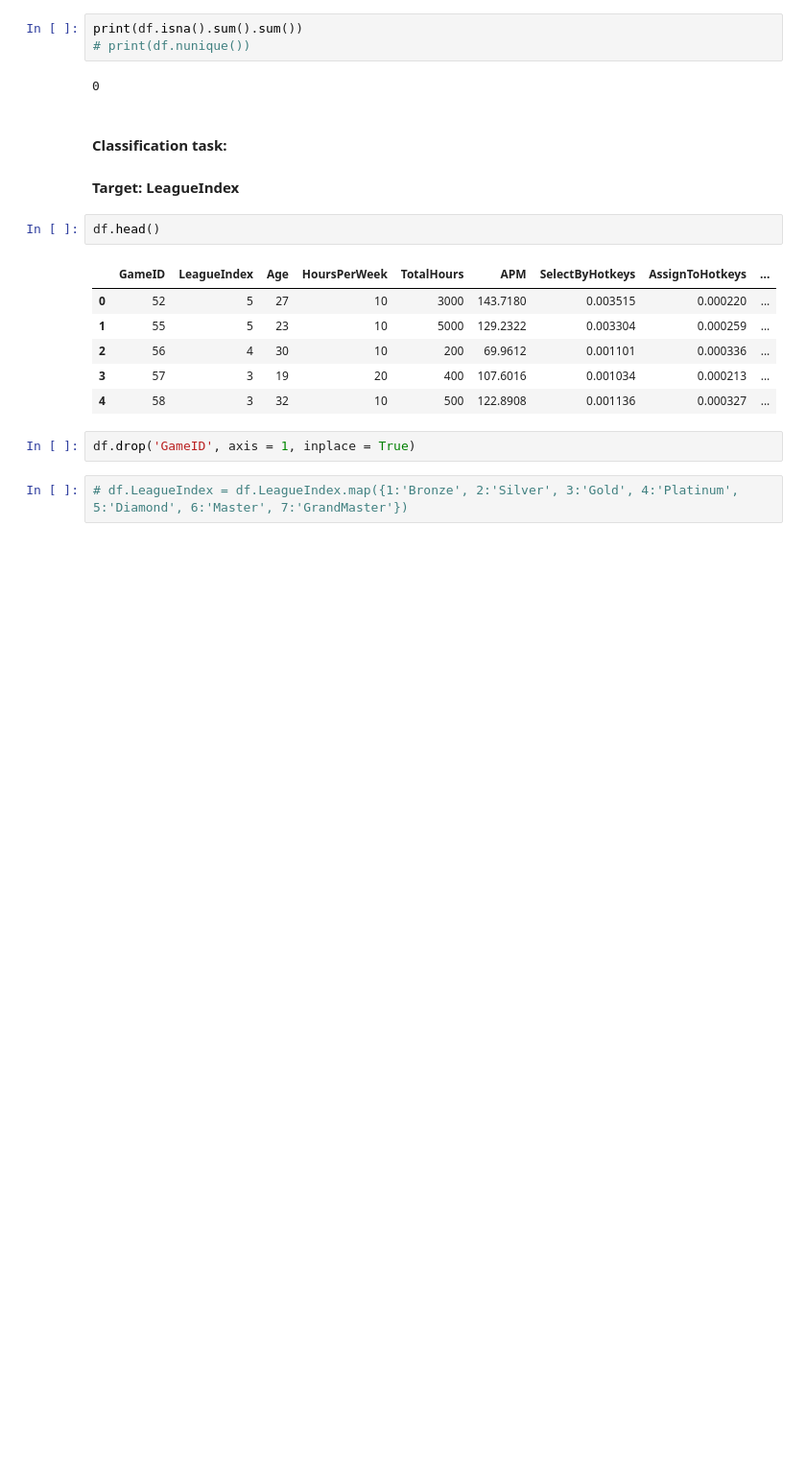
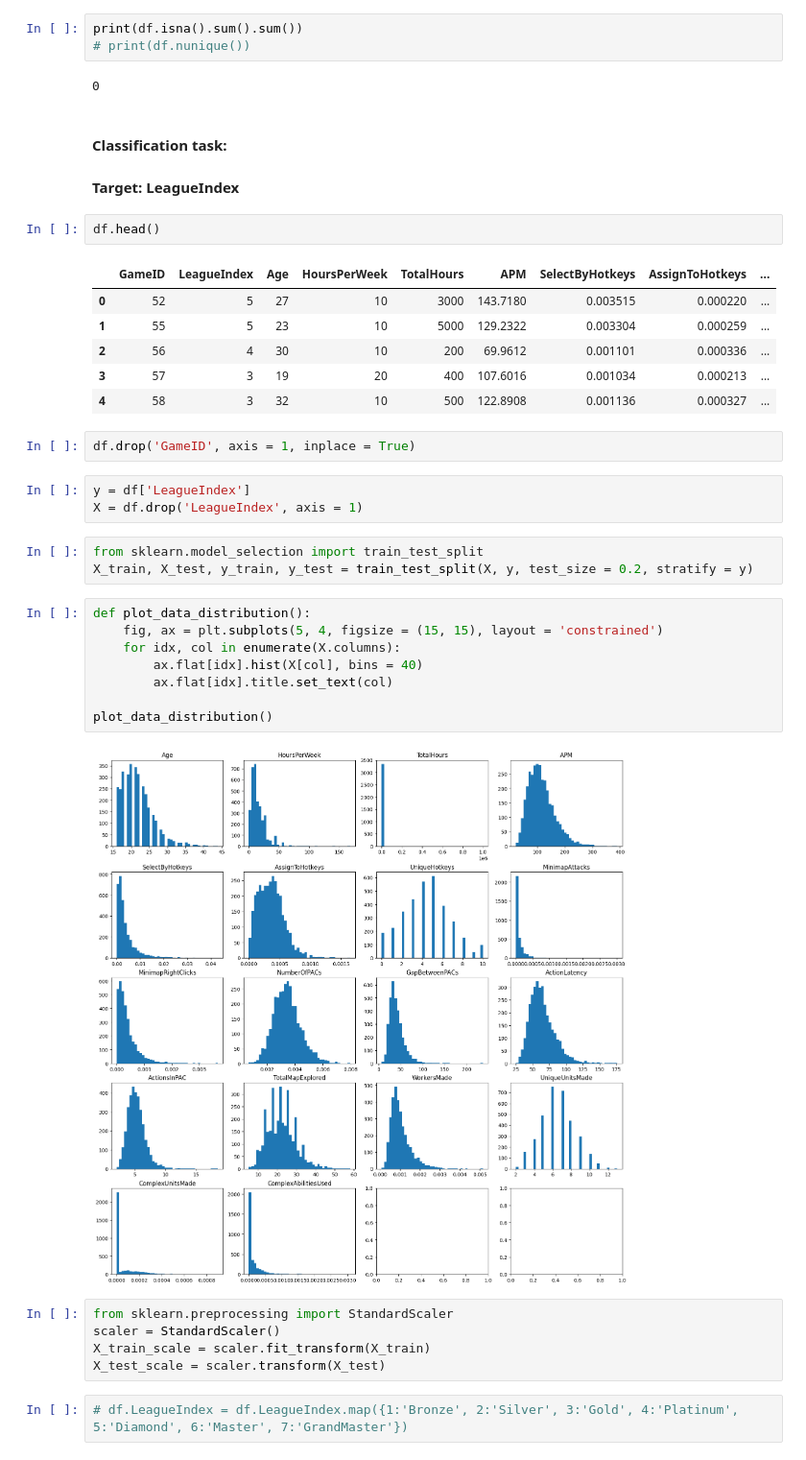
Before and after one commit to nihal-DS/StarCraft-II-Rank-Analysis, a Jupyter notebook: Starcraft1.ipynb, the cells around one changed output. Shown at 96% size. Drawn from its saved outputs; the diff is of its cells as text; blank space fills up the shorter version.

```diff
--- a/Starcraft1.ipynb
+++ b/Starcraft1.ipynb
@@ -83,6 +83,27 @@ df.head()
 | 4 | 58 | 3 | 32 | 10 | 500 | 122.8908 | 0.001136 | 0.000327 | ... |
 # %%
 df.drop('GameID', axis = 1, inplace = True)
+# %%
+y = df['LeagueIndex']
+X = df.drop('LeagueIndex', axis = 1)
+# %%
+from sklearn.model_selection import train_test_split
+X_train, X_test, y_train, y_test = train_test_split(X, y, test_size = 0.2, stratify = y)
+# %%
+def plot_data_distribution():
+    fig, ax = plt.subplots(5, 4, figsize = (15, 15), layout = 'constrained')
+    for idx, col in enumerate(X.columns):
+        ax.flat[idx].hist(X[col], bins = 40)
+        ax.flat[idx].title.set_text(col)
+
+plot_data_distribution()
+# %% [output]
+[figure, added]
+# %%
+from sklearn.preprocessing import StandardScaler
+scaler = StandardScaler()
+X_train_scale = scaler.fit_transform(X_train)
+X_test_scale = scaler.transform(X_test)
 # %%
 # df.LeagueIndex = df.LeagueIndex.map({1:'Bronze', 2:'Silver', 3:'Gold', 4:'Platinum', 5:'Diamond', 6:'Master', 7:'GrandMaster'})
 # %%
```
Also changed, not shown: parts of 4 cells of this notebook.
